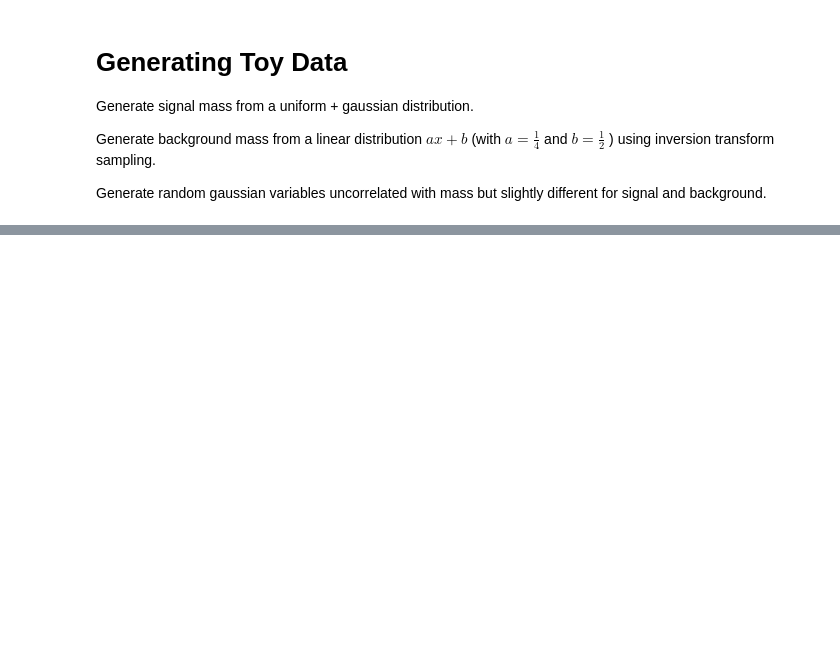
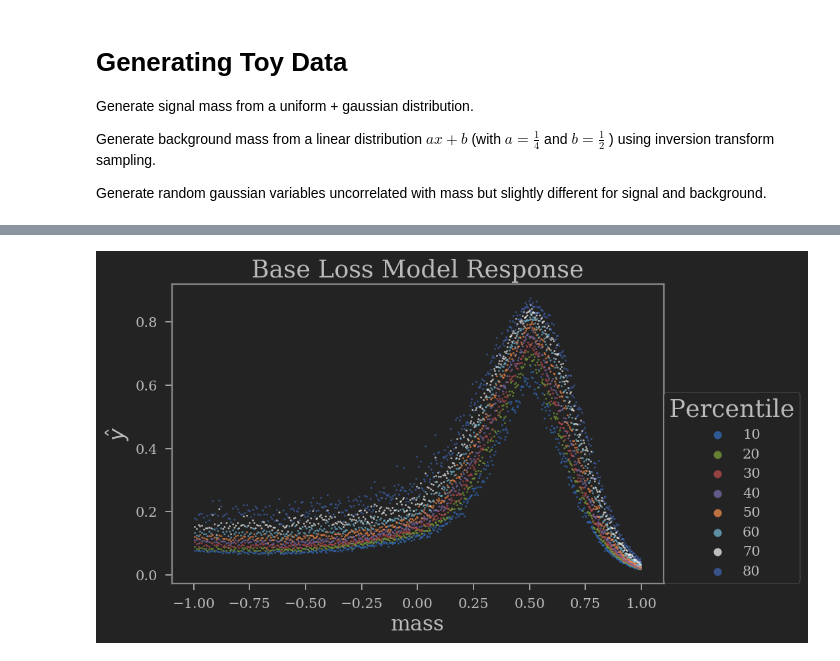
Before and after one commit to weissercn/UnbiasedML, a Jupyter notebook: UnbiasedML/LegendreToyUncorrVar.ipynb, the cells around one changed output, grey strips where cells are left out. Cells and saved outputs as stored; diff of their text form; code cells hidden in the pictures; blank space fills up the shorter version.

```diff
--- a/UnbiasedML/LegendreToyUncorrVar.ipynb
+++ b/UnbiasedML/LegendreToyUncorrVar.ipynb
@@ -62,11 +63,11 @@ plt.show()
 # %%
-x = np.concatenate([np.stack([m_s,x_s,y_s],axis=1),
-                   np.stack([m_b,x_b,y_b],axis=1)])
+x = np.concatenate([np.stack([m_s,m_s**2+m_s,x_s,y_s],axis=1),
+                   np.stack([m_b,m_b**2+m_b,x_b,y_b],axis=1)])
 
 #x = np.concatenate([m_s,m_b])
 y = np.concatenate([np.ones(m_s.size),np.zeros(m_b.size)])
 
-x_test = np.stack([m_t,x_t,y_t],axis=1) #,x_test,y_test
+x_test = np.stack([m_t,m_t**2+m_t,x_t,y_t],axis=1) #,x_test,y_test
 y_test = np.ones(n_b)
 # Shuffling the data
 size = y.size
@@ -81,11 +82,11 @@ x_val = x[mask][int(size*0.8):]
 y_val = y[mask][int(size*0.8):]
 
 # Torch Tensors
-x_train_tensor = torch.from_numpy(x_train).float().view(-1,3)
+x_train_tensor = torch.from_numpy(x_train).float().view(-1,4)
 y_train_tensor = torch.from_numpy(y_train).float().view(-1,1)
-x_val_tensor = torch.from_numpy(x_val).float().view(-1,3)
+x_val_tensor = torch.from_numpy(x_val).float().view(-1,4)
 y_val_tensor = torch.from_numpy(y_val).float().view(-1,1)
-x_test_tensor = torch.from_numpy(x_test).float().view(-1,3)
+x_test_tensor = torch.from_numpy(x_test).float().view(-1,4)
 y_test_tensor = torch.from_numpy(y_test).float().view(-1,1)
 # %%
 
@@ -93,7 +94,7 @@ y_test_tensor = torch.from_numpy(y_test).float().view(-1,1)
 class Classifier(nn.Module):
     def __init__(self):
         super().__init__()
-        self.linear = nn.Linear(3,16)
+        self.linear = nn.Linear(4,16)
         self.linear2 = nn.Linear(16,32)
         self.out = nn.Linear(32,1)
         # Defaults
@@ -229,21 +242,24 @@ Epoch:0400/2000 || Train: loss:0.2419, acc:63% || Test: loss: 0.2422, acc:63%
 # %%
 scores = np.array(model_base(x_test_tensor).tolist()).reshape(-1,100)
 m = m_t.reshape(-1,100).mean(axis=1)
 ordered_score = scores.argsort(axis=1)
 scores = scores[np.arange(scores.shape[0])[:, None], ordered_score]
 
 
 ax, fig = plt.subplots(1,1,figsize=[8,5],dpi=120)
-for i in range(10,scores.shape[1]-10,10):
-    plt.scatter(m,scores[:,i],label=f"resp {int(i*100/scores.shape[1])}",alpha=0.7,s=2)
+for j,i in enumerate(range(10,scores.shape[1]-10,10)):
+    c = f"C{j}" if j!= 6 else f"w"
+    plt.scatter(m,scores[:,i],label=f"{int(i*100/scores.shape[1])}",alpha=0.7,s=2,c=c)
     #plt.plot(m,legendre[:,i*10],label="fit",ls='--')
 #plt.scatter(x_train[:,0],jiang_scores,label="Jiang Response",c='w',alpha=0.5,s=1)
-plt.xlabel("mass")
-plt.ylabel(r"$\hat{y}$")
-plt.title("Legendre Loss Model Response")
-plt.legend(loc=(1,0),markerscale=5,title="Percentile",ncol=2)
-#plt.ylim([0,1])
+plt.xlabel("mass",fontsize=19)
+plt.ylabel(r"$\hat{y}$",fontsize=19)
+plt.title("Base Loss Model Response",fontsize=22)
+plt.legend(loc=(1,0),markerscale=5,title="Percentile",ncol=1)
+#plt.ylim([0,0.7])
 plt.show()
+# %% [output]
+[figure, added]
 # %%
 metrics_train_legendre = Metrics()
 metrics_val_legendre = Metrics()
```
Also changed, not shown: parts of 8 cells of this notebook.
